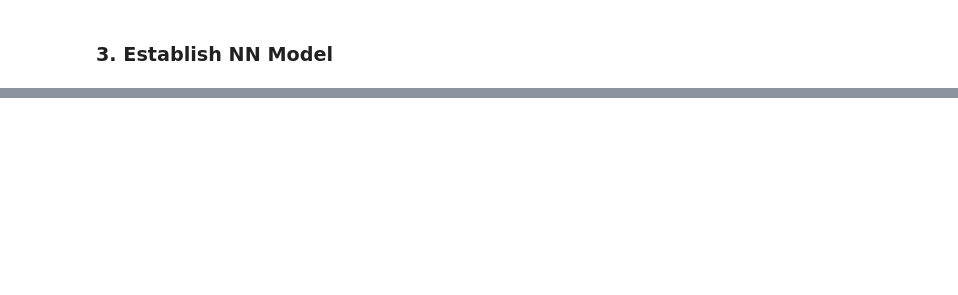
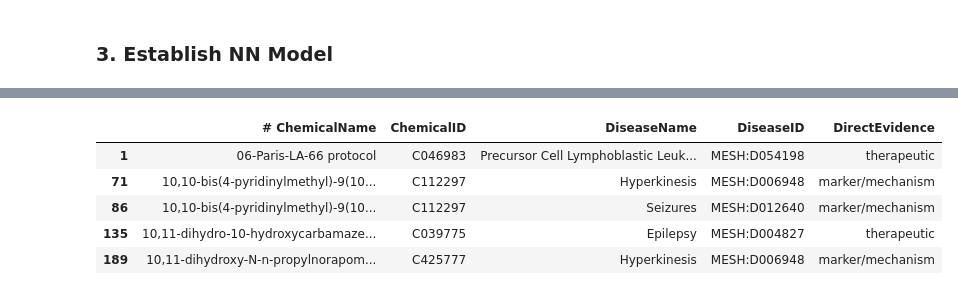
Before and after one commit to colemai/msc-thesis, a Jupyter notebook: opa/opa-nn.ipynb, the cells around one changed output, grey strips where cells are left out. Cells and saved outputs as stored; diff of their text form; code cells hidden in the pictures; blank space fills up the shorter version.

```diff
--- a/opa/opa-nn.ipynb
+++ b/opa/opa-nn.ipynb
@@ -301,0 +306,24 @@ array([[0.9025993 ],
+# %%
+# Optimise memory --> set col types for the incoming CSV
+cds_cols = ['# ChemicalName', 'ChemicalID', 'DiseaseName', 'DiseaseID', 'DirectEvidence']
+cd_col_types = {
+    '# ChemicalName': 'category',
+    'ChemicalID': 'category',
+    'DiseaseName': 'category',
+    'DiseaseID': 'category',
+}
+# %%
+# Let's get the disease and chemical names back! For the sake of eyeballing for patterns
+# Read in CTD csv, skipping the intro rows
+df_cd = pd.read_csv('../ctd-to-nt/csvs/CTD_chemicals_diseases.csv', usecols=cds_cols, dtype=cd_col_types, skiprows=27)
+df_cd = df_cd.drop(0)
+df_cd = df_cd.dropna(subset=['DirectEvidence']) # drop if it doesn't have direct evidence
+# %%
+df_cd.head()
+# %% [output]
+|  | # ChemicalName | ChemicalID | DiseaseName | DiseaseID | DirectEvidence |
+| 1 | 06-Paris-LA-66 protocol | C046983 | Precursor Cell Lymphoblastic Leuk... | MESH:D054198 | therapeutic |
+| 71 | 10,10-bis(4-pyridinylmethyl)-9(10... | C112297 | Hyperkinesis | MESH:D006948 | marker/mechanism |
+| 86 | 10,10-bis(4-pyridinylmethyl)-9(10... | C112297 | Seizures | MESH:D012640 | marker/mechanism |
+| 135 | 10,11-dihydro-10-hydroxycarbamaze... | C039775 | Epilepsy | MESH:D004827 | therapeutic |
+| 189 | 10,11-dihydroxy-N-n-propylnorapom... | C425777 | Hyperkinesis | MESH:D006948 | marker/mechanism |
```
Also changed, not shown: parts of 28 cells of this notebook.
